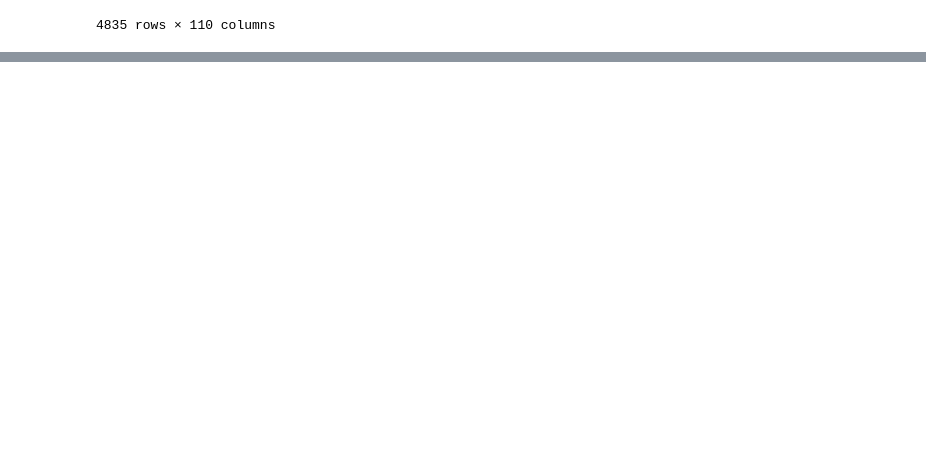
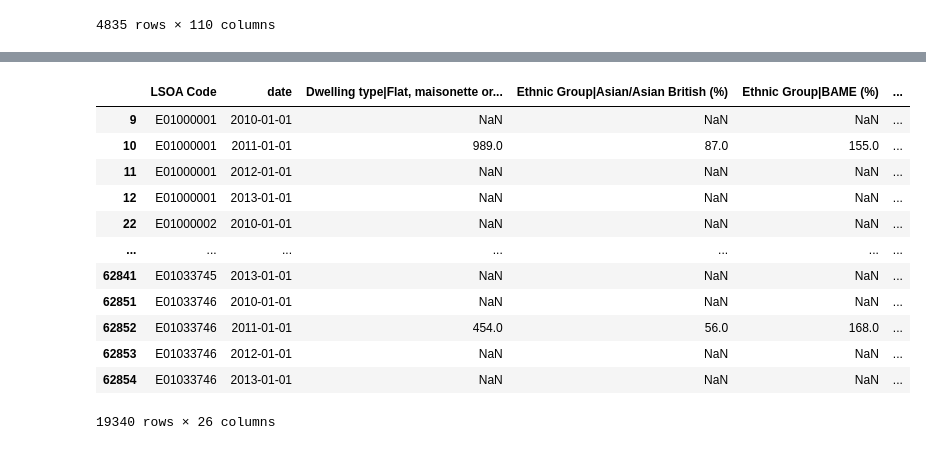
Before and after one commit to skyrimer/ARWCASP, a Jupyter notebook: EDA/Filtered lsoa.ipynb, the cells around one changed output, grey strips where cells are left out. Cells and saved outputs as stored; diff of their text form; code cells hidden in the pictures; blank space fills up the shorter version.

```diff
--- a/EDA/Filtered lsoa.ipynb
+++ b/EDA/Filtered lsoa.ipynb
@@ -22,0 +191,20 @@ lsoadata
+# %%
+date_threshold = pd.to_datetime('2010-01-01')
+
+df_final = df_final[df_final['date'] >= date_threshold].copy()
+df = df_final.copy()
+df
+# %% [output]
+|  | LSOA Code | date | Dwelling type|Flat, maisonette or... | Ethnic Group|Asian/Asian British (%) | Ethnic Group|BAME (%) | ... |
+| 9 | E01000001 | 2010-01-01 | NaN | NaN | NaN | ... |
+| 10 | E01000001 | 2011-01-01 | 989.0 | 87.0 | 155.0 | ... |
+| 11 | E01000001 | 2012-01-01 | NaN | NaN | NaN | ... |
+| 12 | E01000001 | 2013-01-01 | NaN | NaN | NaN | ... |
+| 22 | E01000002 | 2010-01-01 | NaN | NaN | NaN | ... |
+| ... | ... | ... | ... | ... | ... | ... |
+| 62841 | E01033745 | 2013-01-01 | NaN | NaN | NaN | ... |
+| 62851 | E01033746 | 2010-01-01 | NaN | NaN | NaN | ... |
+| 62852 | E01033746 | 2011-01-01 | 454.0 | 56.0 | 168.0 | ... |
+| 62853 | E01033746 | 2012-01-01 | NaN | NaN | NaN | ... |
+| 62854 | E01033746 | 2013-01-01 | NaN | NaN | NaN | ... |
+19340 rows × 26 columns
```
Also changed, not shown: parts of 15 cells of this notebook, 2 other files.
